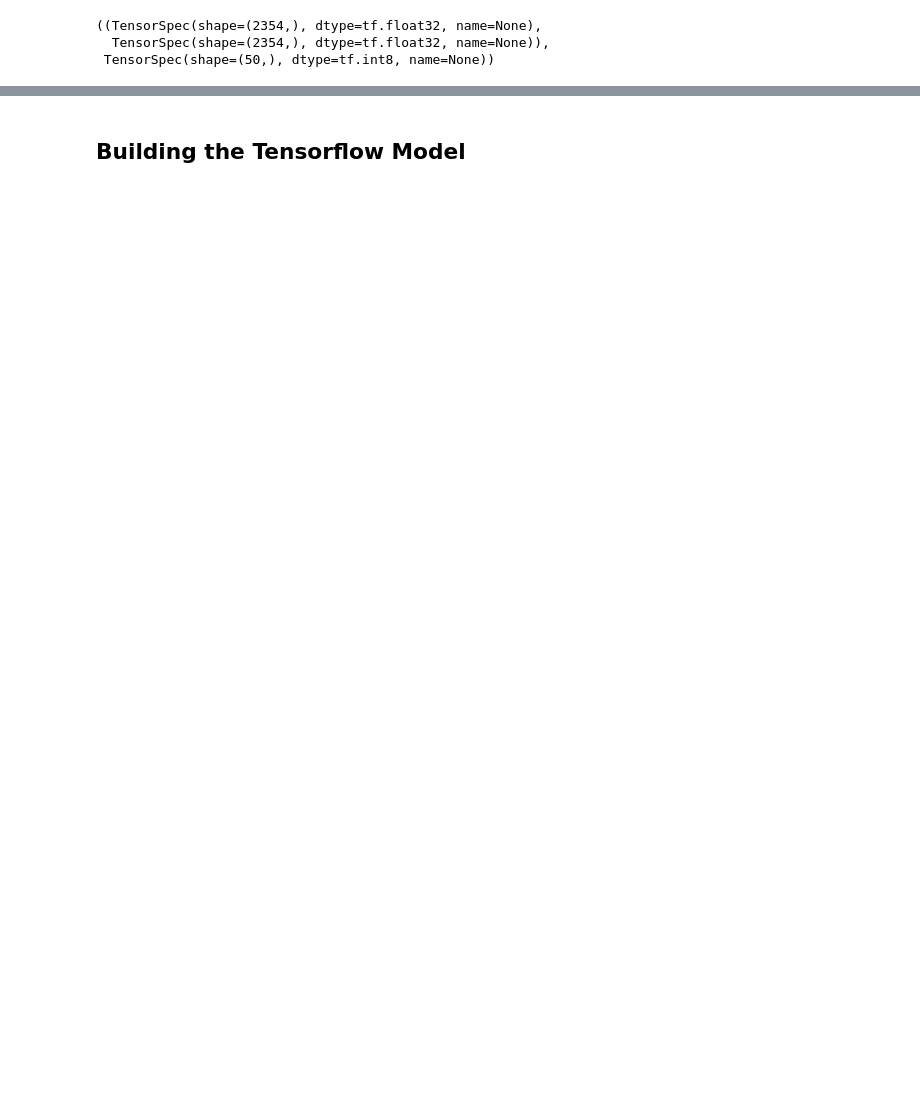
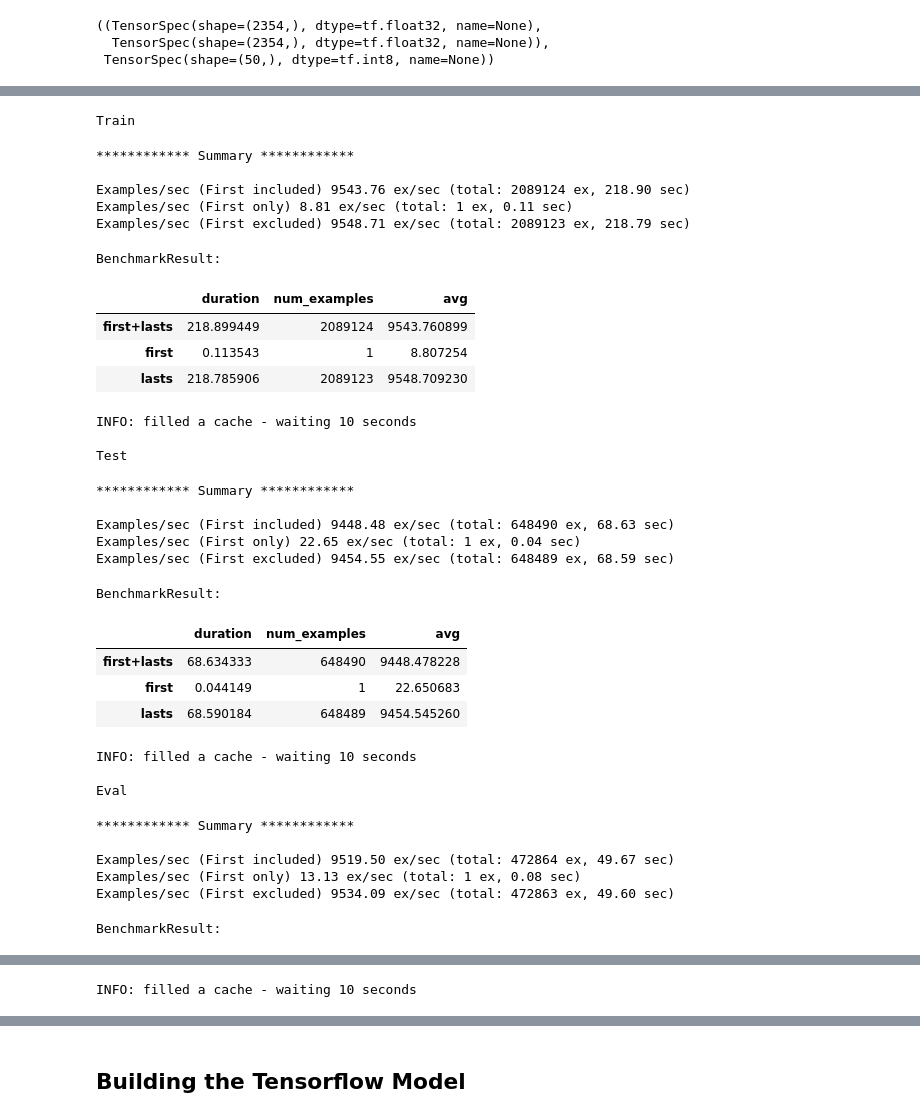
Before and after one commit to Miroka96/mmdenovo, a Jupyter notebook: notebooks/210415 Prototyping an ML Model with TFDatasets.ipynb, the cells around one changed output, grey strips where cells are left out. Cells and saved outputs as stored; diff of their text form; code cells hidden in the pictures; blank space fills up the shorter version.

```diff
--- a/notebooks/210415 Prototyping an ML Model with TFDatasets.ipynb
+++ b/notebooks/210415 Prototyping an ML Model with TFDatasets.ipynb
@@ -396,14 +422,0 @@ CACHED_DATASET_DUMP_PATH
-# %%
-def concatenate_datasets(datasets: List[tf.data.Dataset]) -> tf.data.Dataset:
-    dataset = datasets[0]
-    for ds in datasets[1:]:
-        dataset = dataset.concatenate(ds)
-    return dataset
-
-merged_datasets = {
-    training_data_type: concatenate_datasets(datasets)
-        .cache(os.path.join(CACHED_DATASET_DUMP_PATH, training_data_type))
-    for training_data_type, datasets in typed_datasets.items()
-}
-
-merged_datasets
@@ -414,31 +443,53 @@ merged_datasets
 # %%
-def get_minimal_model():
-    input_layers = [tf.keras.layers.Input(shape=(PADDING_LENGTHS[col],)) for col in TRAINING_DATA_COLUMNS]
-
-    x = input_layers[0]
-    for input_layer in input_layers[1:]:
-        x = x + input_layer
-
-    x = tf.keras.layers.Flatten()(x)
-    x = tf.keras.layers.Dense(PADDING_LENGTHS[SEQ]*len(ALPHABET))(x)
-    x = tf.reshape(x,(-1, PADDING_LENGTHS[SEQ], len(ALPHABET)))
-    x = tf.keras.activations.softmax(x)
-    model = tf.keras.Model(input_layers,x)
-    model.compile(optimizer=tf.keras.optimizers.Adam(),
-                  loss=tf.keras.losses.SparseCategoricalCrossentropy())
-    return model
-
-def fill_cache(dataset):
-    model = get_minimal_model()
-    model.fit(dataset.batch(BATCH_SIZE), epochs=1)
-    del model
+def fill_cache(dataset, name: Optional[str] = None):
+    """
+    Use a benchmark to once process the whole dataset.
+    """
+    if name is not None:
+        print(f"{name}:")
+    display(tfds.benchmark(dataset))
     gc.collect()
     logger.info("filled a cache - waiting 10 seconds")
+    print()
     time.sleep(10)
     return dataset
 # %%
 if not KEEP_CACHE:
     merged_datasets = {
-        training_data_type: fill_cache(dataset)
+        training_data_type: fill_cache(dataset, name=training_data_type)
         for training_data_type, dataset in merged_datasets.items()
     }
+# %% [output]
+Train
+************ Summary ************
+
+Examples/sec (First included) 9543.76 ex/sec (total: 2089124 ex, 218.90 sec)
+Examples/sec (First only) 8.81 ex/sec (total: 1 ex, 0.11 sec)
+Examples/sec (First excluded) 9548.71 ex/sec (total: 2089123 ex, 218.79 sec)
+BenchmarkResult:
+|  | duration | num_examples | avg |
+| first+lasts | 218.899449 | 2089124 | 9543.760899 |
+| first | 0.113543 | 1 | 8.807254 |
+| lasts | 218.785906 | 2089123 | 9548.709230 |
+INFO: filled a cache - waiting 10 seconds
+
+Test
+************ Summary ************
+
+Examples/sec (First included) 9448.48 ex/sec (total: 648490 ex, 68.63 sec)
+Examples/sec (First only) 22.65 ex/sec (total: 1 ex, 0.04 sec)
+Examples/sec (First excluded) 9454.55 ex/sec (total: 648489 ex, 68.59 sec)
+BenchmarkResult:
+|  | duration | num_examples | avg |
+| first+lasts | 68.634333 | 648490 | 9448.478228 |
+| first | 0.044149 | 1 | 22.650683 |
+| lasts | 68.590184 | 648489 | 9454.545260 |
+INFO: filled a cache - waiting 10 seconds
+
+Eval
+************ Summary ************
+
+Examples/sec (First included) 9519.50 ex/sec (total: 472864 ex, 49.67 sec)
+Examples/sec (First only) 13.13 ex/sec (total: 1 ex, 0.08 sec)
+Examples/sec (First excluded) 9534.09 ex/sec (total: 472863 ex, 49.60 sec)
+BenchmarkResult:
@@ -444,0 +500 @@ if not KEEP_CACHE:
+INFO: filled a cache - waiting 10 seconds
```
Also changed, not shown: parts of 33 cells of this notebook.
